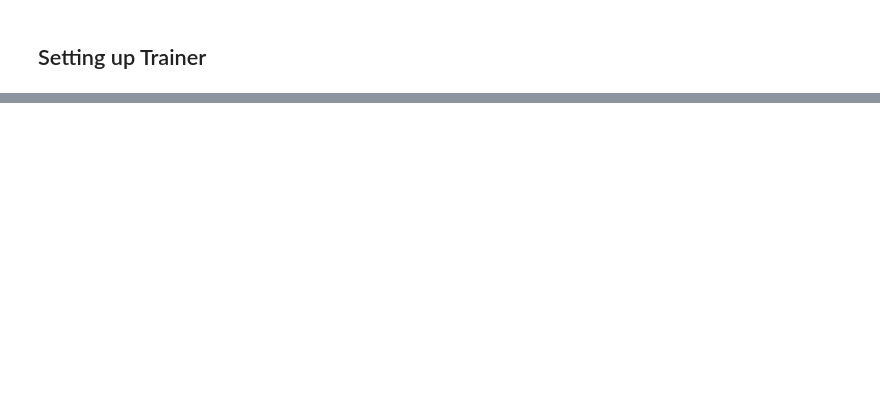
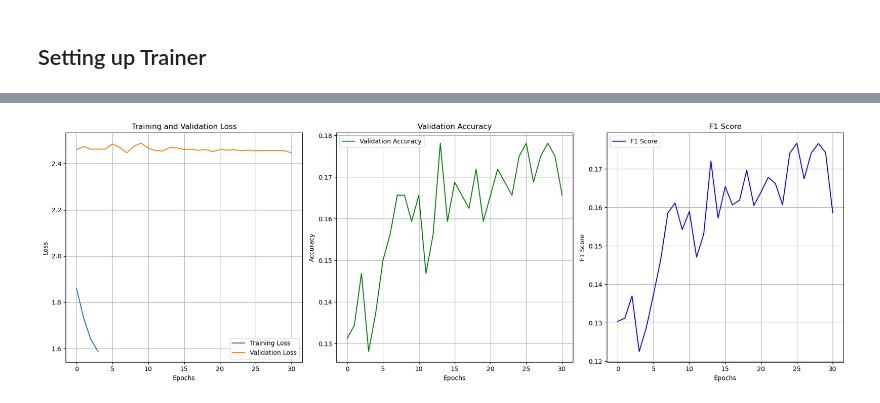
Before and after one commit to ece1786-2024/IELTSWritingHelper, a Jupyter notebook: llama3.ipynb, the cells around one changed output, grey strips where cells are left out. Saved outputs shown, nothing was run; the diff lists cells and outputs as text; code cells hidden in the pictures; blank space fills up the shorter version.

```diff
--- a/llama3.ipynb
+++ b/llama3.ipynb
@@ -19,7 +27,10 @@ gc.collect()
 torch.cuda.reset_peak_memory_stats()
 model_path = "andrijdavid/Llama-3-1B-Base"
 llama3_model_path = "meta-llama/Llama-3.2-1B"
-file_path = "./data/combined_dataset.csv"
+file_path = "./datasets_ready/combined_dataset.csv"
+example_file_path = "./sample_data/llama3_sample_dataset.csv"
+checkpoint_dir = "./results/checkpoint-640"
+
 
 def create_input_text(row):
     return (
@@ -199,5 +208,5 @@ FileNotFoundError: [Errno 2] No such file or directory: '/Users/barrychen/Deskto
 # %%
-data = pd.read_csv(file_path).head(200)
+data = pd.read_csv(file_path).head(2000)
 data['input_text'] = data.apply(create_input_text, axis=1)
 data['labels'] = data['band'].apply(map_band_to_class)
 # Drop unnecessary columns. Might need them later
@@ -241,7 +250,8 @@ model_path = "andrijdavid/Llama-3-1B-Base"
 llama3_model_path = "meta-llama/Llama-3.2-1B"
 
 model = AutoModelForSequenceClassification.from_pretrained(
-    llama3_model_path,
+    #TODO llama3_model_path,
+    checkpoint_dir,
     num_labels=num_labels,
 )
 t = model.config.eos_token_id
@@ -327,0 +326,47 @@ Test Results: {'eval_loss': 2.4266114234924316, 'eval_accuracy': 0.2, 'eval_runt
+# %%
+# After training
+log_history = trainer.state.log_history
+
+# Extract training and validation loss
+train_loss = [entry["loss"] for entry in log_history if "loss" in entry]
+eval_loss = [entry["eval_loss"] for entry in log_history if "eval_loss" in entry]
+f1 = [entry["eval_f1"] for entry in log_history if "eval_f1" in entry]
+
+# Extract accuracy (if available in compute_metrics)
+eval_accuracy = [entry["eval_accuracy"] for entry in log_history if "eval_accuracy" in entry]
+import matplotlib.pyplot as plt
+
+# Create subplots
+fig, axes = plt.subplots(1, 3, figsize=(18, 6))
+
+# Plot training and validation loss
+axes[0].plot(train_loss, label="Training Loss")
+axes[0].plot(eval_loss, label="Validation Loss")
+axes[0].set_xlabel("Epochs")
+axes[0].set_ylabel("Loss")
+axes[0].set_title("Training and Validation Loss")
+axes[0].legend()
+axes[0].grid()
+
+# Plot validation accuracy (if available)
+if eval_accuracy:
+    axes[1].plot(eval_accuracy, label="Validation Accuracy", color="green")
+    axes[1].set_xlabel("Epochs")
+    axes[1].set_ylabel("Accuracy")
+    axes[1].set_title("Validation Accuracy")
+    axes[1].legend()
+    axes[1].grid()
+
+# Plot F1 score (if available)
+if f1:
+    axes[2].plot(f1, label="F1 Score", color="blue")
+    axes[2].set_xlabel("Epochs")
+    axes[2].set_ylabel("F1 Score")
+    axes[2].set_title("F1 Score")
+    axes[2].legend()
+    axes[2].grid()
+
+plt.tight_layout()
+plt.show()
+# %% [output]
+[figure, added]
```
Also changed, not shown: parts of 6 cells of this notebook, 4 other files.
